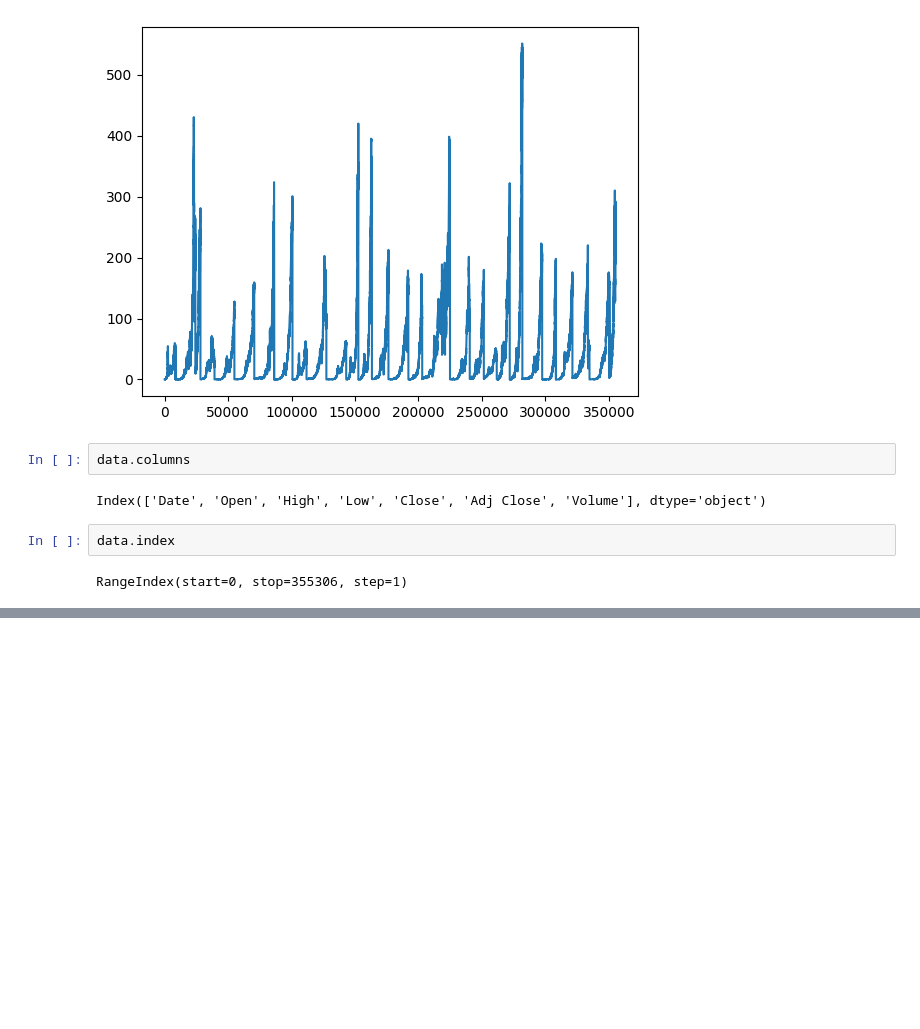
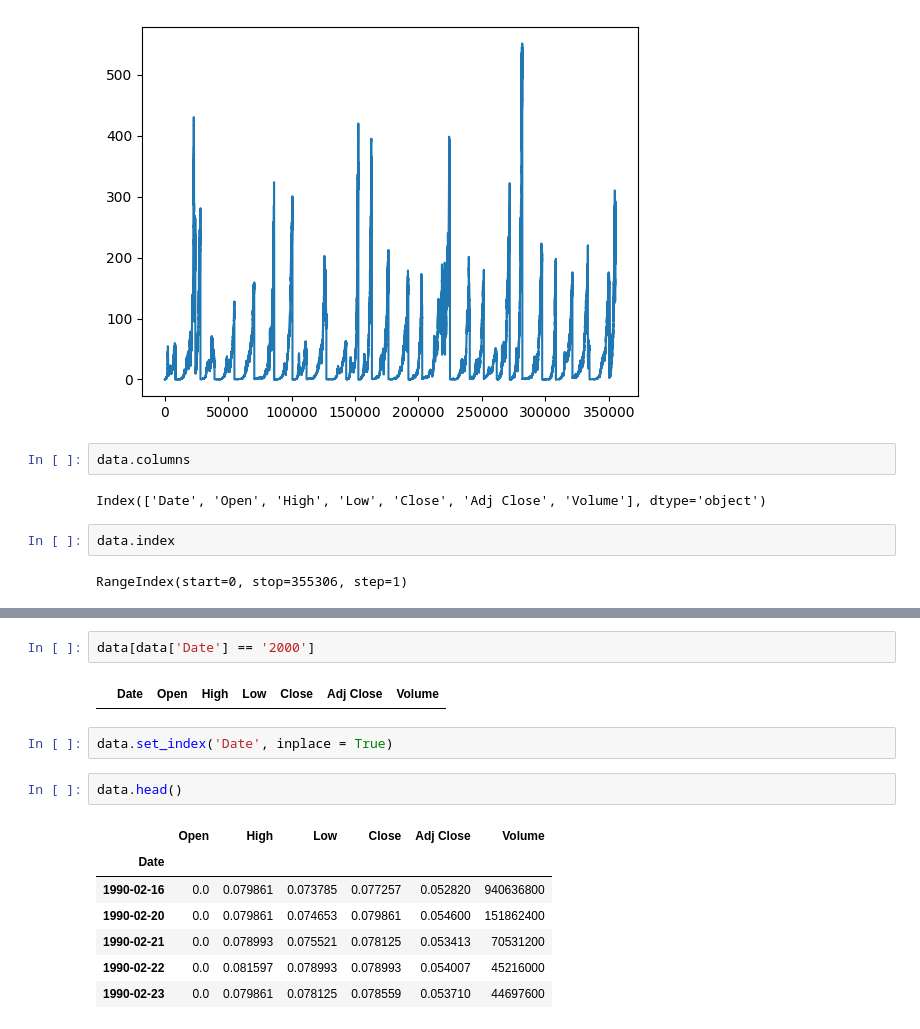
Before and after one commit to pNatTueku/basicPython, a Jupyter notebook: basic_combine_csv_files_with_4_line.ipynb, the cells around one changed output, grey strips where cells are left out. Cells and saved outputs as stored; diff of their text form; blank space fills up the shorter version.

```diff
--- a/basic_combine_csv_files_with_4_line.ipynb
+++ b/basic_combine_csv_files_with_4_line.ipynb
@@ -92,0 +133,16 @@ RangeIndex(start=0, stop=355306, step=1)
+# %%
+data[data['Date'] == '2000']
+# %% [output]
+|  | Date | Open | High | Low | Close | Adj Close | Volume |
+# %%
+data.set_index('Date', inplace = True)
+# %%
+data.head()
+# %% [output]
+|  | Open | High | Low | Close | Adj Close | Volume |
+| Date |  |  |  |  |  |  |
+| 1990-02-16 | 0.0 | 0.079861 | 0.073785 | 0.077257 | 0.052820 | 940636800 |
+| 1990-02-20 | 0.0 | 0.079861 | 0.074653 | 0.079861 | 0.054600 | 151862400 |
+| 1990-02-21 | 0.0 | 0.078993 | 0.075521 | 0.078125 | 0.053413 | 70531200 |
+| 1990-02-22 | 0.0 | 0.081597 | 0.078993 | 0.078993 | 0.054007 | 45216000 |
+| 1990-02-23 | 0.0 | 0.079861 | 0.078125 | 0.078559 | 0.053710 | 44697600 |
```
Also changed, not shown: parts of 6 cells of this notebook.
